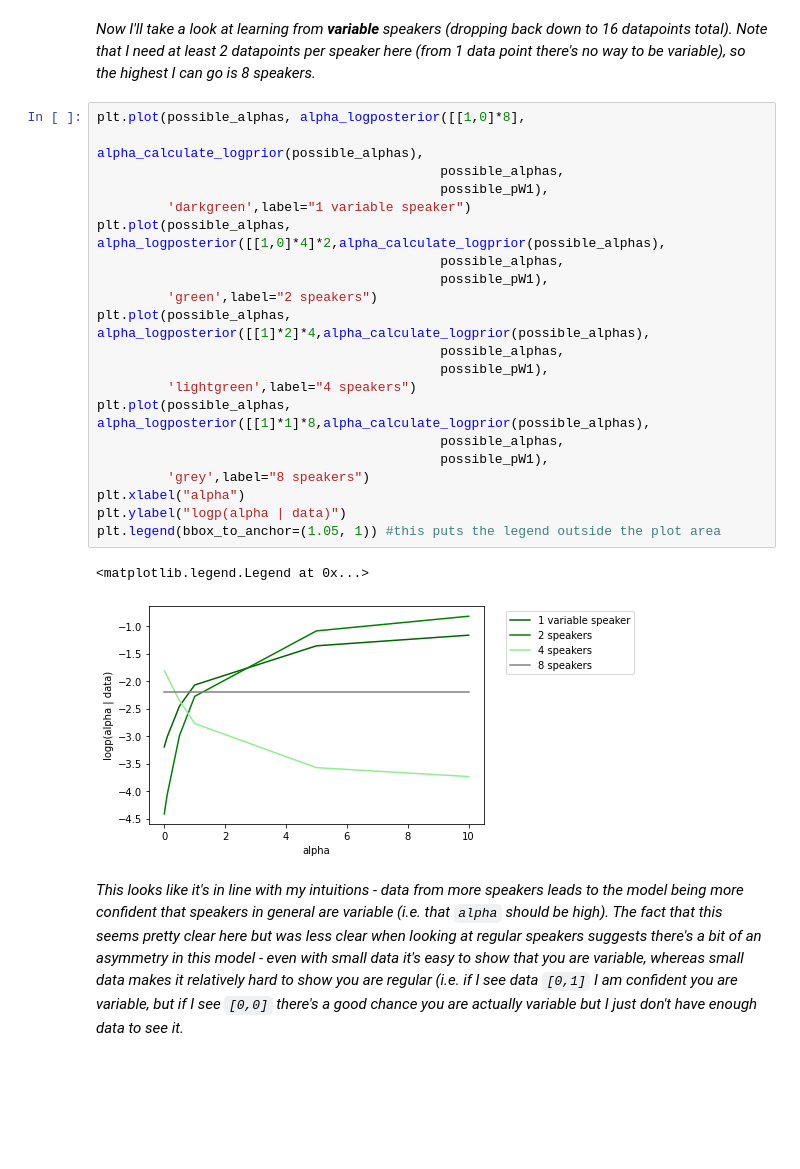
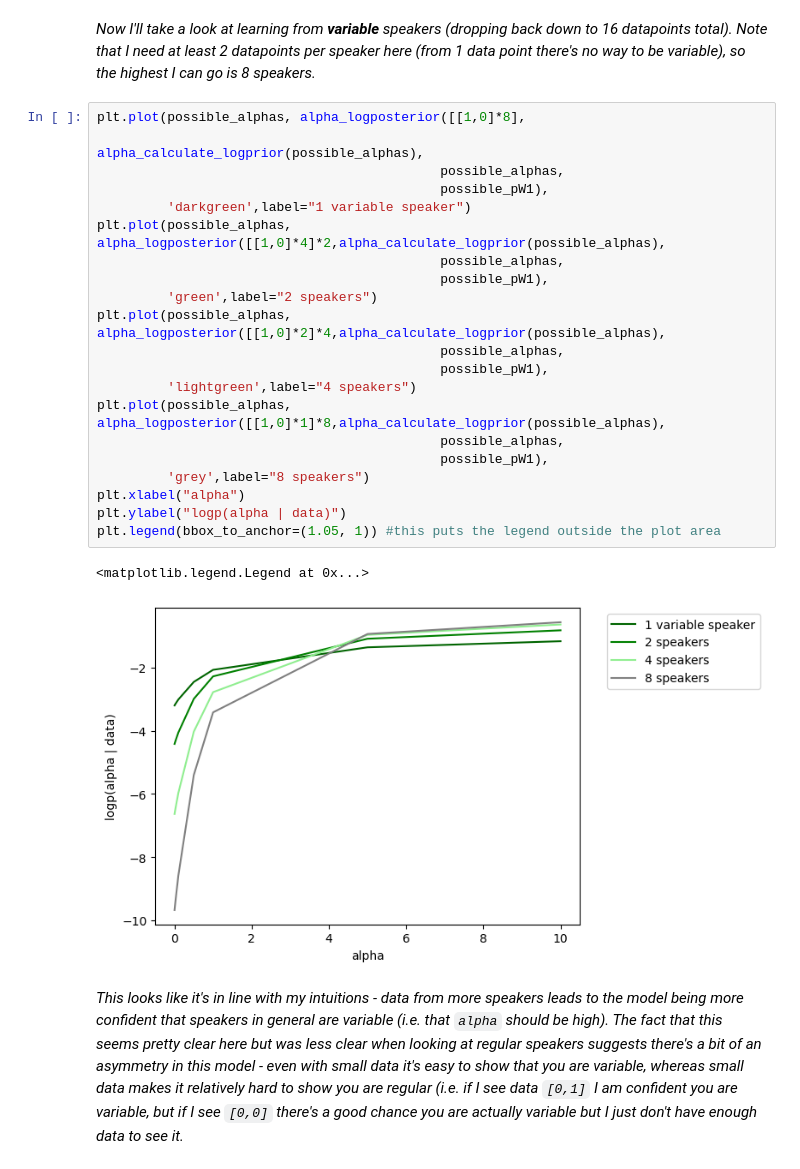
Before and after one commit to smkirby/simlang2023-24, a Jupyter notebook: lab7_answered.ipynb, the cells around one changed output. Cells and saved outputs as stored; diff of their text form; blank space fills up the shorter version.

```diff
--- a/lab7_answered.ipynb
+++ b/lab7_answered.ipynb
@@ -721,27 +721,27 @@ plt.legend(bbox_to_anchor=(1.05, 1)) #this puts the legend outside the plot area
 # %%
 plt.plot(possible_alphas, alpha_logposterior([[1,0]*8],
                                              alpha_calculate_logprior(possible_alphas),
                                             possible_alphas,
                                             possible_pW1),
          'darkgreen',label="1 variable speaker")
 plt.plot(possible_alphas, alpha_logposterior([[1,0]*4]*2,alpha_calculate_logprior(possible_alphas),
                                             possible_alphas,
                                             possible_pW1),
          'green',label="2 speakers")
-plt.plot(possible_alphas, alpha_logposterior([[1]*2]*4,alpha_calculate_logprior(possible_alphas),
+plt.plot(possible_alphas, alpha_logposterior([[1,0]*2]*4,alpha_calculate_logprior(possible_alphas),
                                             possible_alphas,
                                             possible_pW1),
          'lightgreen',label="4 speakers")
-plt.plot(possible_alphas, alpha_logposterior([[1]*1]*8,alpha_calculate_logprior(possible_alphas),
+plt.plot(possible_alphas, alpha_logposterior([[1,0]*1]*8,alpha_calculate_logprior(possible_alphas),
                                             possible_alphas,
                                             possible_pW1),
          'grey',label="8 speakers")
 plt.xlabel("alpha")
 plt.ylabel("logp(alpha | data)")
 plt.legend(bbox_to_anchor=(1.05, 1)) #this puts the legend outside the plot area
 # %% [output]
 <matplotlib.legend.Legend at 0x...>
-[figure, old version]
+[figure, new version]
 # %% [markdown]
 *This looks like it's in line with my intuitions - data from more speakers leads to the model being more confident that speakers in general are variable (i.e. that `alpha` should be high). The fact that this seems pretty clear here but was less clear when looking at regular speakers suggests there's a bit of an asymmetry in this model - even with small data it's easy to show that you are variable, whereas small data makes it relatively hard to show you are regular (i.e. if I see data `[0,1]` I am confident you are variable, but if I see `[0,0]` there's a good chance you are actually variable but I just don't have enough data to see it.*
 # %% [markdown]
```
Also changed, not shown: parts of 16 cells of this notebook, 1 other file.
